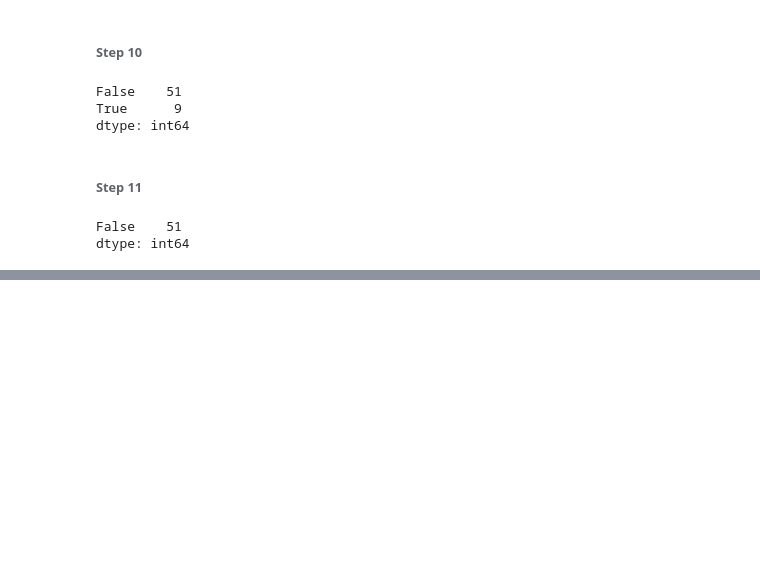
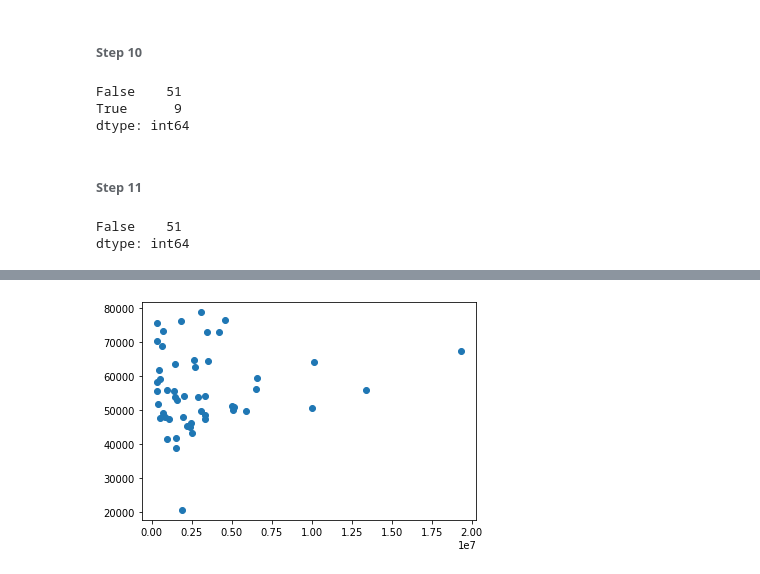
Before and after one commit to hassan-ak/PIAIC-AI, a Jupyter notebook: Q2/Classes/Pandas/assignment/assignment1/PIAIC53818_Assignment01_Pandas.ipynb, the cells around one changed output, grey strips where cells are left out. Saved outputs shown, nothing was run; the diff lists cells and outputs as text; code cells hidden in the pictures; blank space fills up the shorter version.

```diff
--- a/Q2/Classes/Pandas/assignment/assignment1/PIAIC53818_Assignment01_Pandas.ipynb
+++ b/Q2/Classes/Pandas/assignment/assignment1/PIAIC53818_Assignment01_Pandas.ipynb
@@ -416,0 +427,6 @@ dtype: int64
+# %%
+# WoMen vs Income
+plt.scatter(us_census.Women, us_census.Income)
+plt.show()
+# %% [output]
+[figure, added]
```
Also changed, not shown: parts of 4 cells of this notebook.
